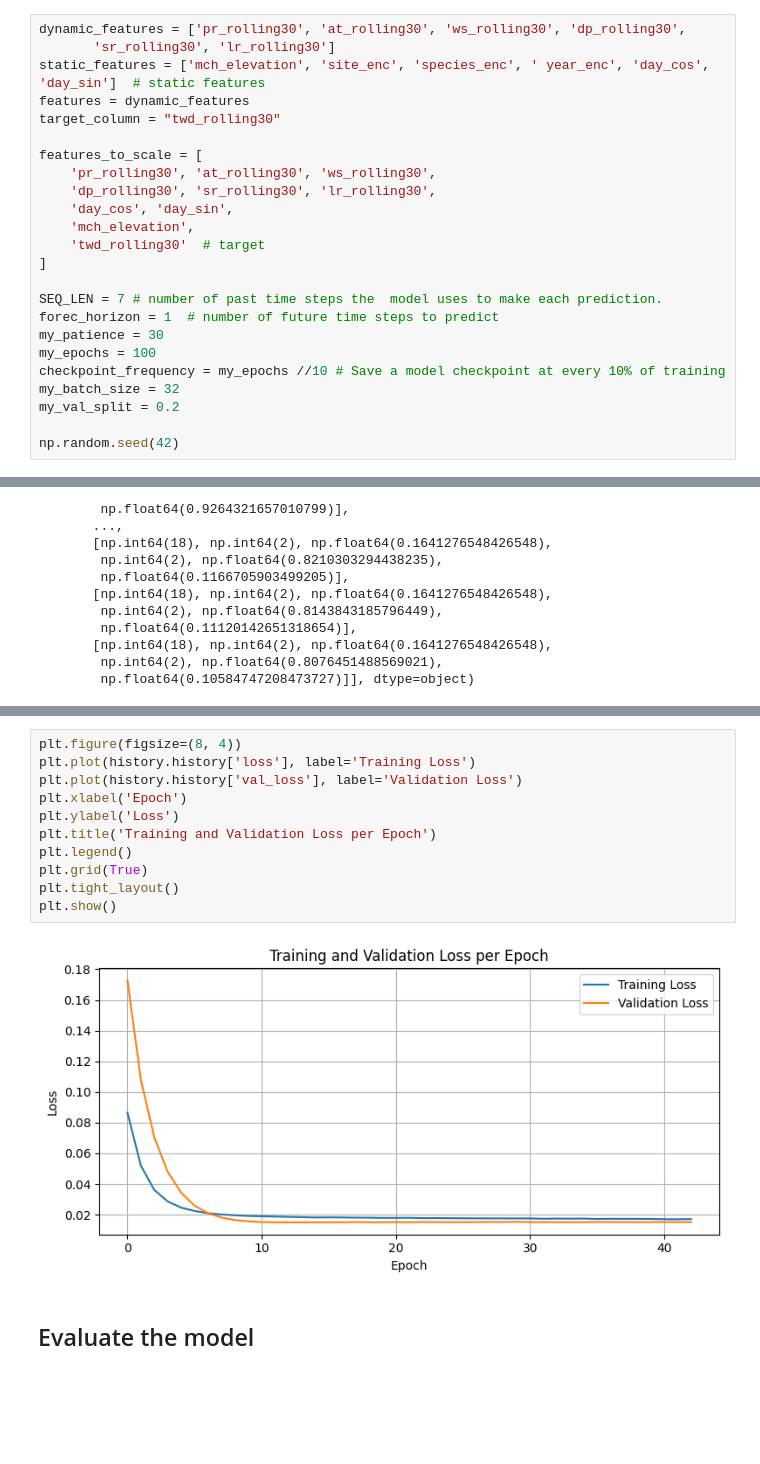
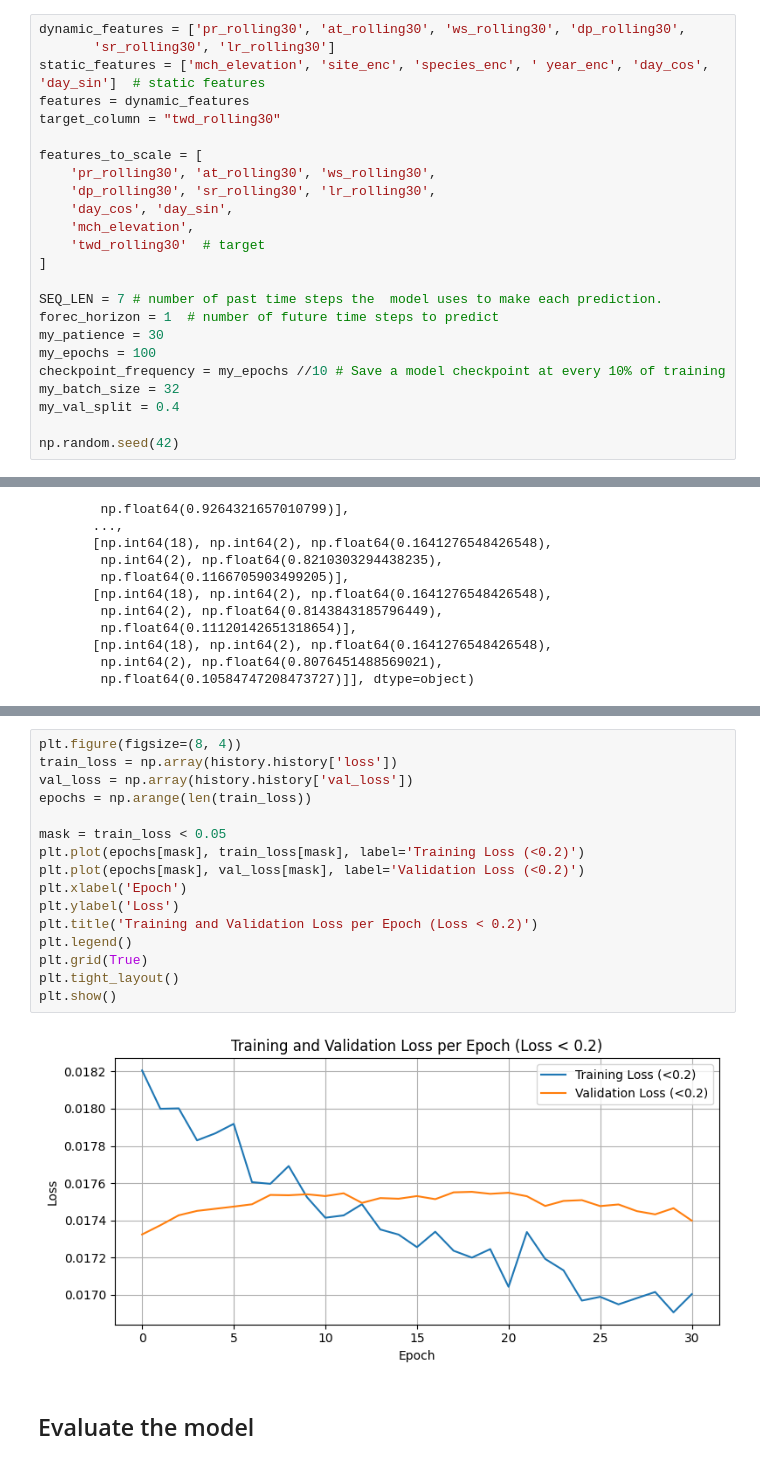
Before and after one commit to salomes97/Tree-Water-Deficit-Private, a Jupyter notebook: Transformer_Timeseries_Forecasting.ipynb, the cells around one changed output, grey strips where cells are left out. Cells and saved outputs as stored; diff of their text form; blank space fills up the shorter version.

```diff
--- a/Transformer_Timeseries_Forecasting.ipynb
+++ b/Transformer_Timeseries_Forecasting.ipynb
@@ -43,7 +44,7 @@ my_patience = 30
 my_epochs = 100
 checkpoint_frequency = my_epochs //10 # Save a model checkpoint at every 10% of training
 my_batch_size = 32
-my_val_split = 0.2
+my_val_split = 0.4
 
 np.random.seed(42)
 # %% [markdown]
@@ -699,16 +678,21 @@ plt.show()
 # %%
 plt.figure(figsize=(8, 4))
-plt.plot(history.history['loss'], label='Training Loss')
-plt.plot(history.history['val_loss'], label='Validation Loss')
+train_loss = np.array(history.history['loss'])
+val_loss = np.array(history.history['val_loss'])
+epochs = np.arange(len(train_loss))
+
+mask = train_loss < 0.05
+plt.plot(epochs[mask], train_loss[mask], label='Training Loss (<0.2)')
+plt.plot(epochs[mask], val_loss[mask], label='Validation Loss (<0.2)')
 plt.xlabel('Epoch')
 plt.ylabel('Loss')
-plt.title('Training and Validation Loss per Epoch')
+plt.title('Training and Validation Loss per Epoch (Loss < 0.2)')
 plt.legend()
 plt.grid(True)
 plt.tight_layout()
 plt.show()
 # %% [output]
-[figure, old version]
+[figure, new version]
 # %% [markdown]
 ## Evaluate the model
 # %%
```
Also changed, not shown: parts of 18 cells of this notebook.
